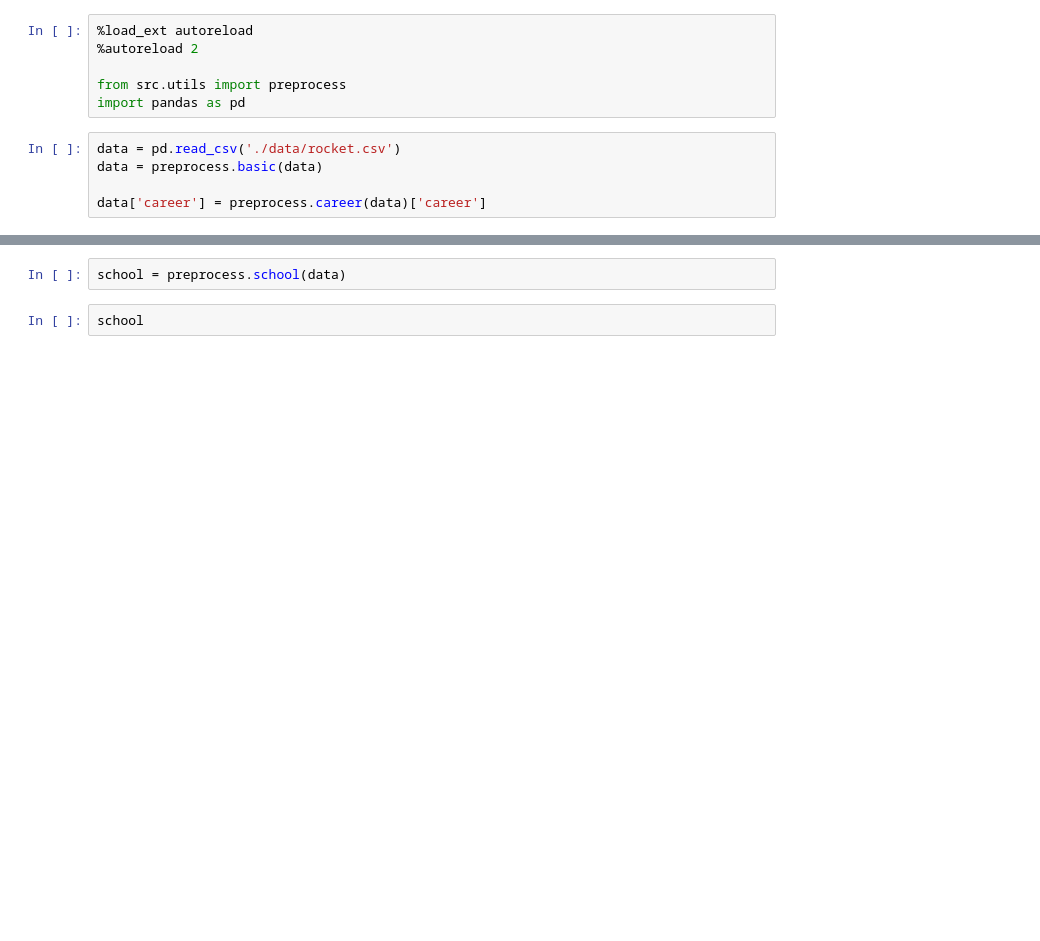
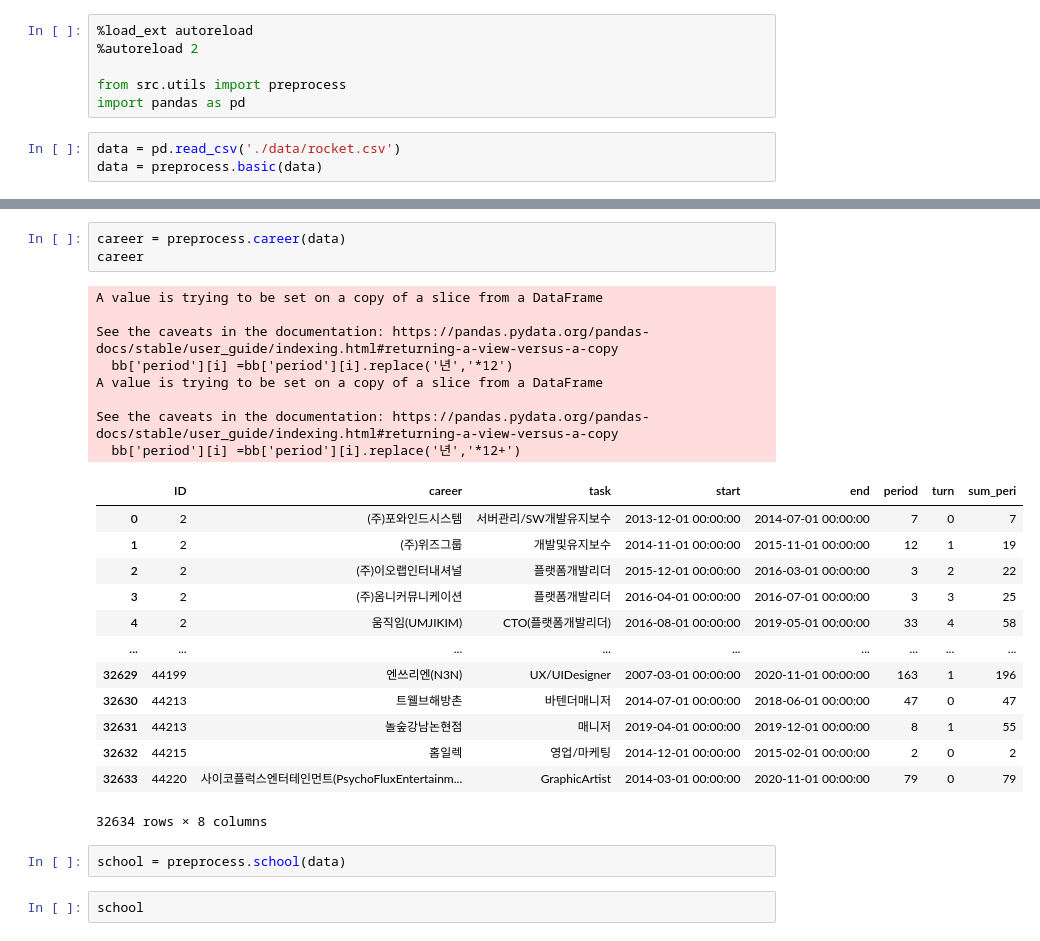
Before and after one commit to jaeyoung-kang/career_recommendation, a Jupyter notebook: clean_data.ipynb, the cells around one changed output, grey strips where cells are left out. Saved outputs shown, nothing was run; the diff lists cells and outputs as text; blank space fills up the shorter version.

Commit message:
UPDATE: career

```diff
--- a/clean_data.ipynb
+++ b/clean_data.ipynb
@@ -7,5 +7,3 @@ import pandas as pd
 # %%
 data = pd.read_csv('./data/rocket.csv')
 data = preprocess.basic(data)
-
-data['career'] = preprocess.career(data)['career']
@@ -12,3 +26,28 @@ data['career'] = preprocess.career(data)['career']
+# %%
+career = preprocess.career(data)
+career
+# %% [output]
+A value is trying to be set on a copy of a slice from a DataFrame
+
+See the caveats in the documentation: https://pandas.pydata.org/pandas-docs/stable/user_guide/indexing.html#returning-a-view-versus-a-copy
+  bb['period'][i] =bb['period'][i].replace('년','*12')
+A value is trying to be set on a copy of a slice from a DataFrame
+
+See the caveats in the documentation: https://pandas.pydata.org/pandas-docs/stable/user_guide/indexing.html#returning-a-view-versus-a-copy
+  bb['period'][i] =bb['period'][i].replace('년','*12+')
+|  | ID | career | task | start | end | period | turn | sum_peri |
+| 0 | 2 | (주)포와인드시스템 | 서버관리/SW개발유지보수 | 2013-12-01 00:00:00 | 2014-07-01 00:00:00 | 7 | 0 | 7 |
+| 1 | 2 | (주)위즈그룹 | 개발및유지보수 | 2014-11-01 00:00:00 | 2015-11-01 00:00:00 | 12 | 1 | 19 |
+| 2 | 2 | (주)이오랩인터내셔널 | 플랫폼개발리더 | 2015-12-01 00:00:00 | 2016-03-01 00:00:00 | 3 | 2 | 22 |
+| 3 | 2 | (주)옴니커뮤니케이션 | 플랫폼개발리더 | 2016-04-01 00:00:00 | 2016-07-01 00:00:00 | 3 | 3 | 25 |
+| 4 | 2 | 움직임(UMJIKIM) | CTO(플랫폼개발리더) | 2016-08-01 00:00:00 | 2019-05-01 00:00:00 | 33 | 4 | 58 |
+| ... | ... | ... | ... | ... | ... | ... | ... | ... |
+| 32629 | 44199 | 엔쓰리엔(N3N) | UX/UIDesigner | 2007-03-01 00:00:00 | 2020-11-01 00:00:00 | 163 | 1 | 196 |
+| 32630 | 44213 | 트웰브해방촌 | 바텐더매니저 | 2014-07-01 00:00:00 | 2018-06-01 00:00:00 | 47 | 0 | 47 |
+| 32631 | 44213 | 놀숲강남논현점 | 매니저 | 2019-04-01 00:00:00 | 2019-12-01 00:00:00 | 8 | 1 | 55 |
+| 32632 | 44215 | 홈일렉 | 영업/마케팅 | 2014-12-01 00:00:00 | 2015-02-01 00:00:00 | 2 | 0 | 2 |
+| 32633 | 44220 | 사이코플럭스엔터테인먼트(PsychoFluxEntertainm... | GraphicArtist | 2014-03-01 00:00:00 | 2020-11-01 00:00:00 | 79 | 0 | 79 |
+32634 rows × 8 columns
 # %%
 school = preprocess.school(data)
 # %%
```
Also changed, not shown: parts of 1 cell of this notebook, 1 other file.
